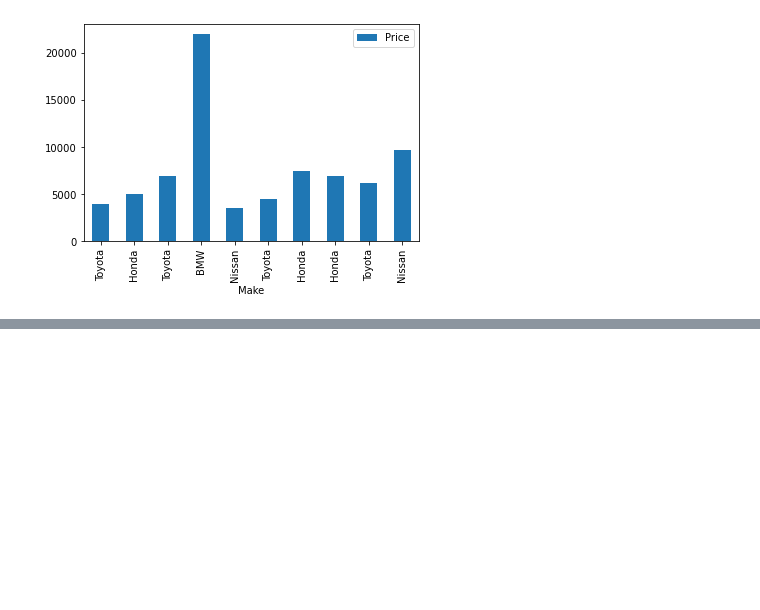
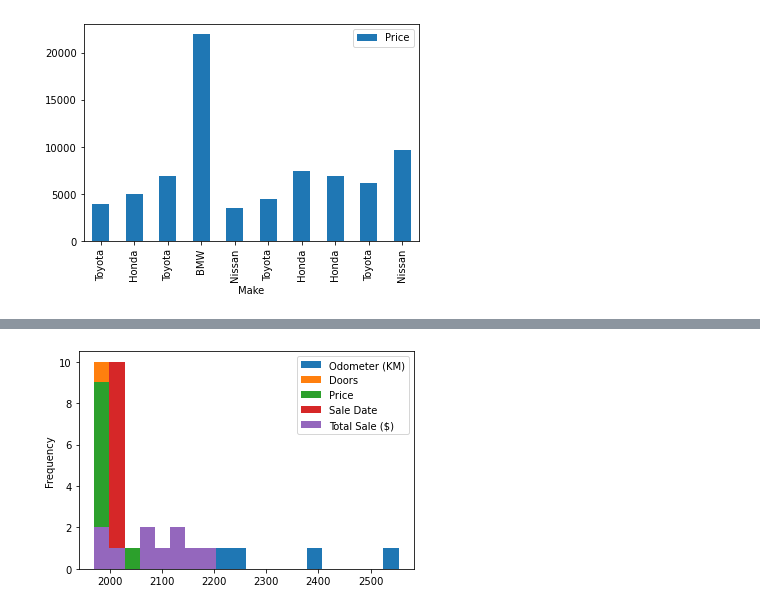
Before and after one commit to tothetop430/MLZTM-Exercises, a Jupyter notebook: matplotlib/introduction-to-matplotlib.ipynb, the cells around one changed output, grey strips where cells are left out. Saved outputs shown, nothing was run; the diff lists cells and outputs as text; code cells hidden in the pictures; blank space fills up the shorter version.

```diff
--- a/matplotlib/introduction-to-matplotlib.ipynb
+++ b/matplotlib/introduction-to-matplotlib.ipynb
@@ -310,0 +355,4 @@ car_sales.plot(x='Make', y='Price', kind='bar');
+# %%
+car_sales.plot(bins=20, kind='hist');
+# %% [output]
+[figure, added]
```
Also changed, not shown: parts of 6 cells of this notebook.
